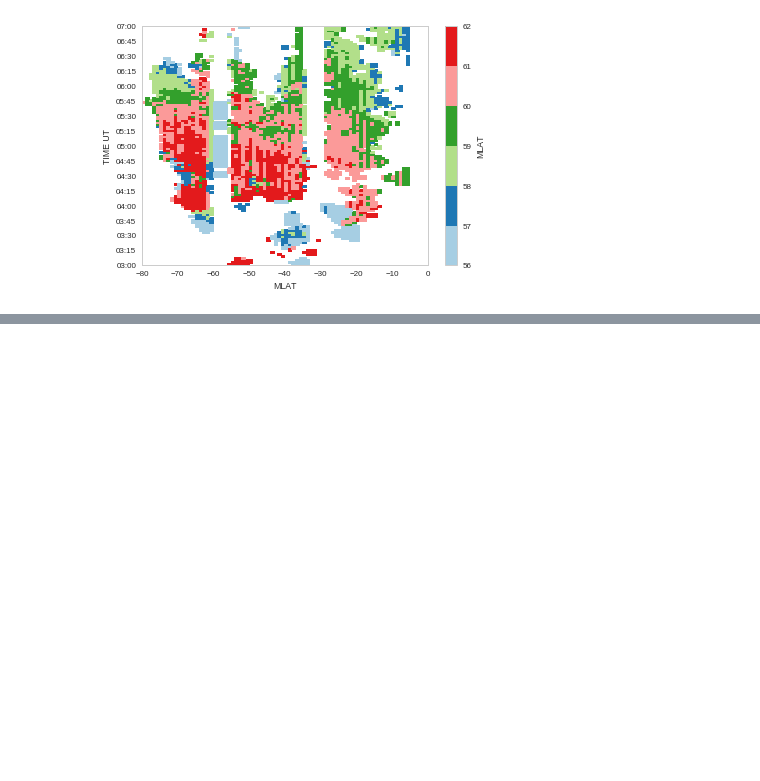
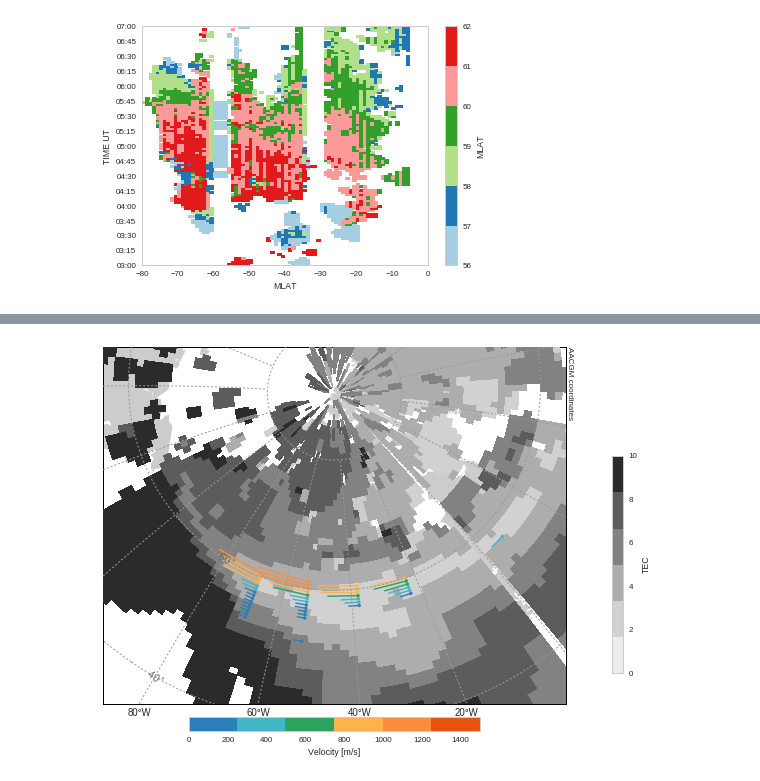
Before and after one commit to bharatreddy/steve, a Jupyter notebook: ipy/sd_vels.ipynb, the cells around one changed output, grey strips where cells are left out. Saved outputs shown, nothing was run; the diff lists cells and outputs as text; code cells hidden in the pictures; blank space fills up the shorter version.

```diff
--- a/ipy/sd_vels.ipynb
+++ b/ipy/sd_vels.ipynb
@@ -42,6 +42,9 @@ sapsVelCutoff = 50.
 sapsNpointsCutoff = 0 # per radar per beam
 velScale = [ -500, 500 ]
 velMagnScale = [ 0, 1500 ]
+coords="mag"
+# TEC variables
+tecScale = [ 0, 10 ]
 # %%
 def round2(number):
     """
@@ -412,0 +416,5 @@ See the caveats in the documentation: http://pandas.pydata.org/pandas-docs/stabl
+# %%
+# read TEC data from the feather file
+tecDF = feather.read_dataframe('../data/tec-mf-' +\
+                eventDate.strftime("%Y%m%d") + '.feather')
+tecDF.head()
@@ -412,0 +428,85 @@ See the caveats in the documentation: http://pandas.pydata.org/pandas-docs/stabl
+# %%
+# select data for the giventime
+selSapsDF = lshellDF[ lshellDF["date"] == sapsTime ]
+selSapsDF["SAPS speed [m/s]"] = selSapsDF["velSAPS"]
+plotMLTends = selSapsDF['EndptMlon'].tolist()
+plotmlatends = selSapsDF['endPtmlat'].tolist()
+plotMLTbegins = selSapsDF['Mlon'].tolist()
+plotmlatbegins = selSapsDF['mlat'].tolist()
+plotVelMagns = selSapsDF['SAPS speed [m/s]'].tolist()
+# set colorbar
+tecSeaMap = ListedColormap(sns.color_palette("Greys"))
+# velSeaMap = ListedColormap( sns.color_palette("coolwarm") )
+velSeaMap = ListedColormap(sns.color_palette(colors))
+# Sometimes we dont have TEC data at the required time
+# get the closest times where we have TEC data
+minDT = 1e3
+closestDate = None
+for tt in tecDF["date"].unique():
+    ts = (tt - numpy.datetime64('1970-01-01T00:00:00Z')) / numpy.timedelta64(1, 's')
+    dt = datetime.datetime.utcfromtimestamp(ts)
+    delDT = (dt-sapsTime).total_seconds()
+    if abs(delDT) < abs(minDT):
+        closestDate = tt
+        minDT = delDT
+selTecDF = tecDF[ tecDF["date"] == closestDate ].reset_index(drop=True)
+
+# flatui = ["#3182bd", "#9ecae1", "#7fcdbb", "#ffeda0", "#feb24c", "#f03b20"]
+# sns.set_palette(flatui)
+# tecSeaMap = ListedColormap( sns.color_palette() )
+# Plot map
+f = plt.figure(figsize=(12, 8))
+ax = f.add_subplot(1,1,1)
+m1 = utils.plotUtils.mapObj( coords=coords,\
+                           lat_0=70., lon_0=-45, width=66e3*120,\
+                           height=111e3*55, datetime=sapsTime)
+
+# PLOT TEC Values
+# xVec, yVec = m1(selTecDF["MLT"].values*15, selTecDF["Mlat"].values, coords=coords)
+
+# tecPlot = m1.scatter( xVec, yVec , c=selTecDF["med_tec"], s=100.,\
+#            cmap=tecSeaMap, alpha=0.7, zorder=5., \
+#                      edgecolor='none', marker="s", vmin=0., vmax=15. )
+plotTecDF = selTecDF[ ["MLT", "Mlat",\
+                        "med_tec"] ].pivot( "MLT", "Mlat" )
+
+mltVals = plotTecDF.index.values * 15.
+mlatVals = plotTecDF.columns.levels[1].values
+
+mltCntr, mlatCntr  = numpy.meshgrid( mltVals, mlatVals )
+# Mask the nan values! pcolormesh can't handle them well!
+medFTecVals = numpy.ma.masked_where(\
+                numpy.isnan(plotTecDF["med_tec"].values),\
+                plotTecDF["med_tec"].values)
+tecPlot = m1.pcolormesh(mltCntr.T , mlatCntr.T, medFTecVals,\
+                        cmap=tecSeaMap, vmin=tecScale[0],\
+                        vmax=tecScale[1], zorder=7, latlon=True)
+
+cbar = plt.colorbar(tecPlot, orientation='vertical',\
+                    shrink=0.5, pad=-0.02)
+cbar.set_label('TEC')
+# PLOT TEC Values
+
+# PLOT velocity vectors
+# PLOT velocity vectors
+
+lshellPlot = m1.scatter( selSapsDF["Mlon"].values, selSapsDF["mlat"].values,\
+           c=selSapsDF["SAPS speed [m/s]"], s=10,cmap=velSeaMap,\
+                     vmin=velMagnScale[0],vmax=velMagnScale[1], latlon=True, zorder=8)
+
+colNorm = Normalize( vmin=velMagnScale[0], vmax=velMagnScale[1] )
+for currMLTend, currmlatend, currMLTbgn, currmlatbgn, currVel in\
+        zip( plotMLTends, plotmlatends, plotMLTbegins, plotmlatbegins, plotVelMagns ) :
+        # get a appropriate color for each bar
+        currCol = seaMap( colNorm(currVel) )
+        m1.plot( [currMLTbgn, currMLTend], [ currmlatbgn, currmlatend ],\
+                color=currCol, latlon=True, zorder=8 )
+cbarVel = plt.colorbar(lshellPlot, orientation='horizontal',\
+                    shrink=0.5, pad=0.03, cmap=seaMap)
+cbarVel.set_label('Velocity [m/s]')
+# PLOT velocity vectors
+# PLOT velocity vectors
+f.savefig("../plots/sd-tec-" +\
+            sapsTime.strftime("%Y%m%d") +\
+            ".pdf" ,bbox_inches='tight')
+# %% [output]
@@ -412,0 +519 @@ See the caveats in the documentation: http://pandas.pydata.org/pandas-docs/stabl
+[figure, added]
```
Also changed, not shown: parts of 3 cells of this notebook, 8 other files.
